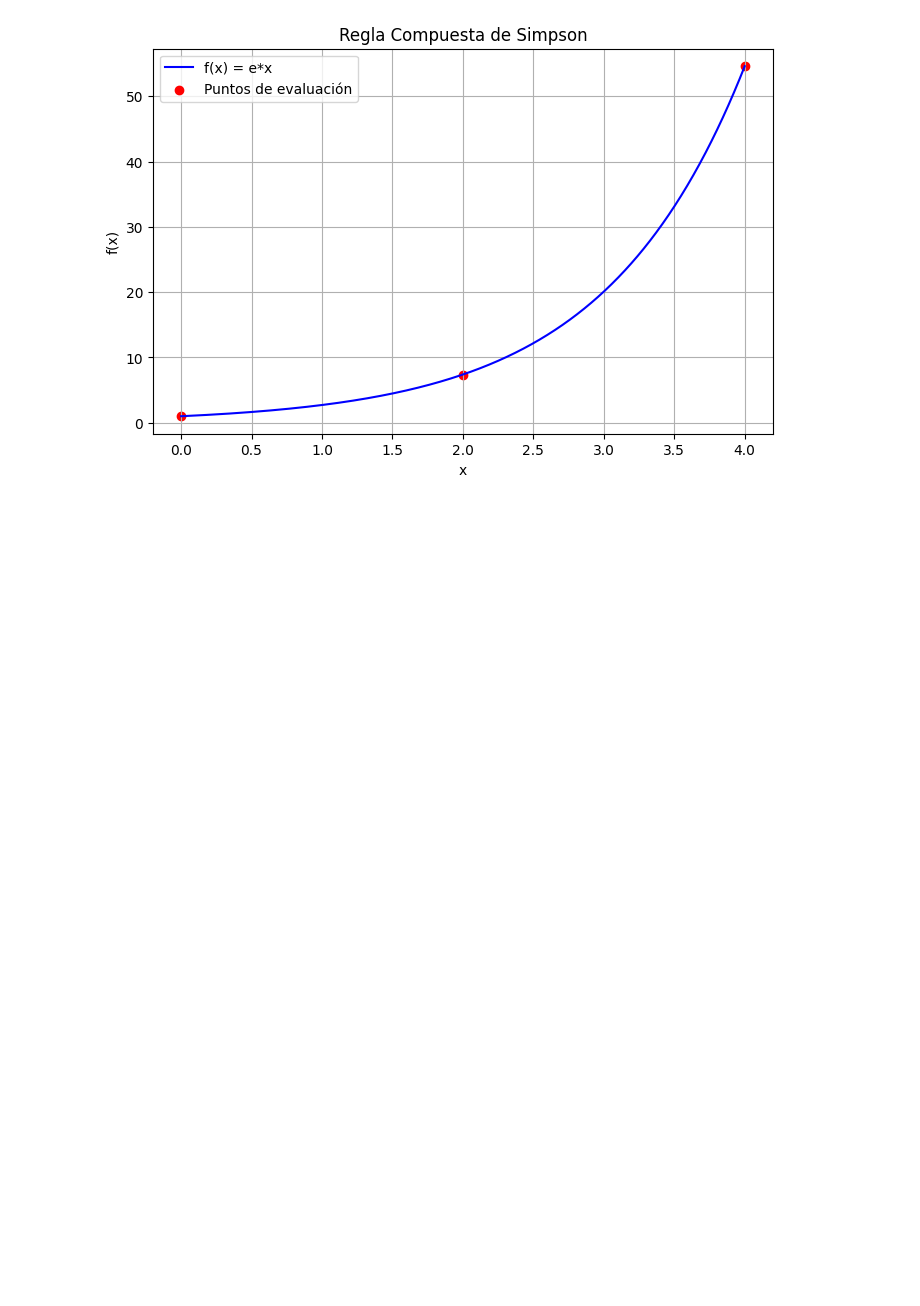
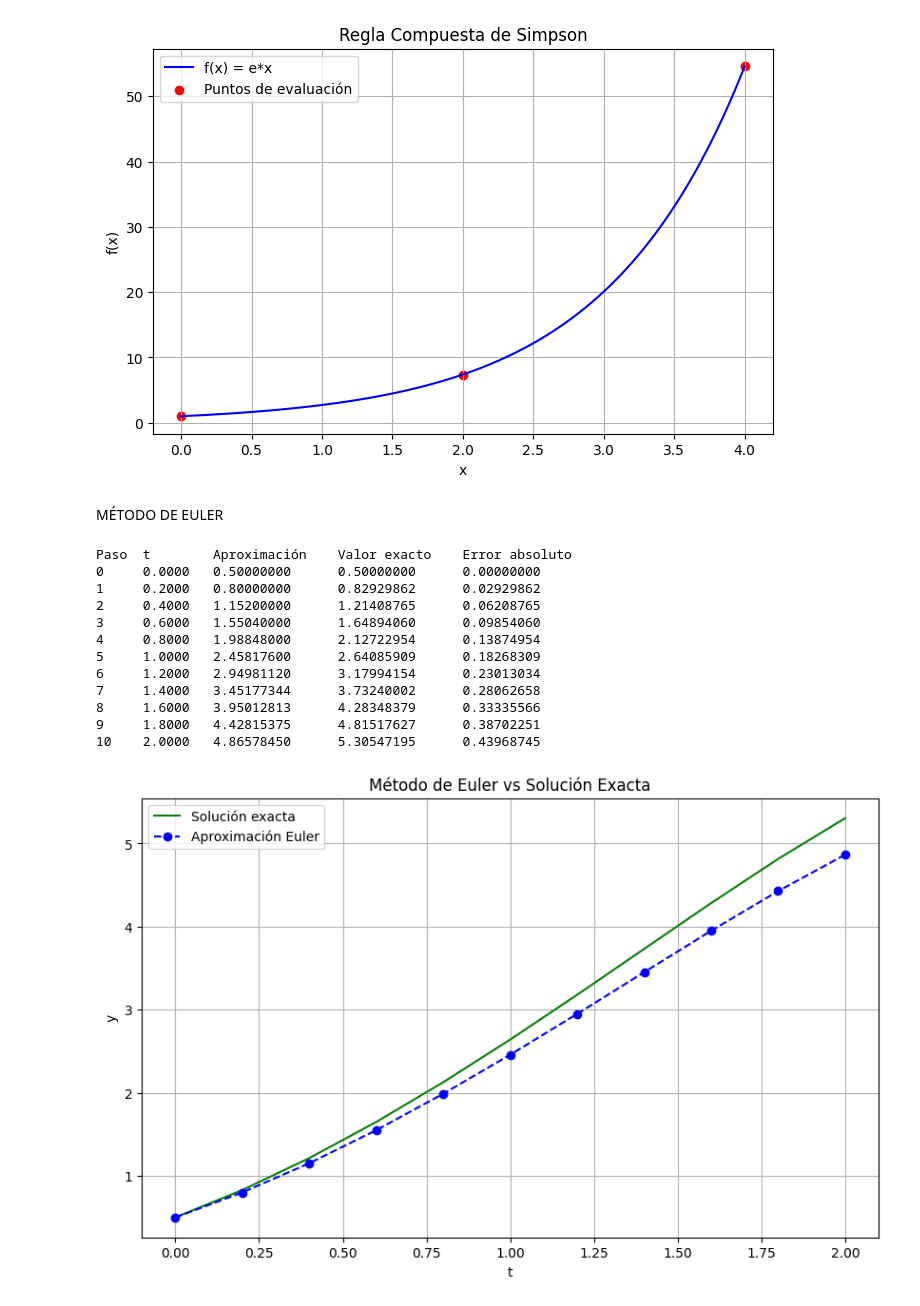
Before and after one commit to jlopez00001/M-todos-num-ricos, a Jupyter notebook: Métodos_numéricos_3parcial.ipynb, the cells around one changed output. Cells and saved outputs as stored; diff of their text form; code cells hidden in the pictures; blank space fills up the shorter version.

```diff
--- a/Métodos_numéricos_3parcial.ipynb
+++ b/Métodos_numéricos_3parcial.ipynb
@@ -143,3 +143,74 @@ Aproximación con n=2: 56.76958295257789
 Valor exacto (exp(2)): 53.598150033144236
 Error absoluto: 3.1714329194336557
 [figure]
+# %% [markdown]
+MÉTODO DE EULER
+# %%
+
+import numpy as np
+import matplotlib.pyplot as plt
+
+# Función f(t, y) = y' = f(t, y) debe dpser de está forma
+def f(t, y):
+    return y - t**2 + 1
+
+# Solución exacta para comparación  , definimos la solución exacta para poder calcular el error
+def y_exacta(t):
+    return (t + 1)**2 - 0.5 * np.exp(t)
+
+# Algoritmo 5.1 - Método de Euler
+def metodo_euler(f, t0, y0, b, h):
+    n = int((b - t0) / h)
+    t_vals = np.zeros(n + 1)
+    y_vals = np.zeros(n + 1)
+    t_vals[0] = t0
+    y_vals[0] = y0
+
+    for i in range(n):
+        t_vals[i+1] = t_vals[i] + h
+        y_vals[i+1] = y_vals[i] + h * f(t_vals[i], y_vals[i])
+
+    return t_vals, y_vals
+
+# Parámetros
+t0 = 0
+y0 = 0.5
+b = 2
+h = 0.2
+
+
+t_vals, y_approx = metodo_euler(f, t0, y0, b, h) #llámamos a la función
+
+# Comparar con la solución exacta
+y_real = y_exacta(t_vals)
+error_abs = np.abs(y_real - y_approx)
+
+# Mostrar resultados en tabla
+print(f"{'Paso':<5} {'t':<8} {'Aproximación':<15} {'Valor exacto':<15} {'Error absoluto':<15}")
+for i in range(len(t_vals)):
+    print(f"{i:<5} {t_vals[i]:<8.4f} {y_approx[i]:<15.8f} {y_real[i]:<15.8f} {error_abs[i]:<15.8f}")
+
+# Gráfica
+plt.figure(figsize=(10, 6))
+plt.plot(t_vals, y_real, label="Solución exacta", color='green')
+plt.plot(t_vals, y_approx, 'o--', label="Aproximación Euler", color='blue')
+plt.title("Método de Euler vs Solución Exacta")
+plt.xlabel("t")
+plt.ylabel("y")
+plt.grid(True)
+plt.legend()
+plt.show()
+# %% [output]
+Paso  t        Aproximación    Valor exacto    Error absoluto
+0     0.0000   0.50000000      0.50000000      0.00000000
+1     0.2000   0.80000000      0.82929862      0.02929862
+2     0.4000   1.15200000      1.21408765      0.06208765
+3     0.6000   1.55040000      1.64894060      0.09854060
+4     0.8000   1.98848000      2.12722954      0.13874954
+5     1.0000   2.45817600      2.64085909      0.18268309
+6     1.2000   2.94981120      3.17994154      0.23013034
+7     1.4000   3.45177344      3.73240002      0.28062658
+8     1.6000   3.95012813      4.28348379      0.33335566
+9     1.8000   4.42815375      4.81517627      0.38702251
+10    2.0000   4.86578450      5.30547195      0.43968745
+[figure, added]
```
Also changed, not shown: parts of 2 cells of this notebook.
